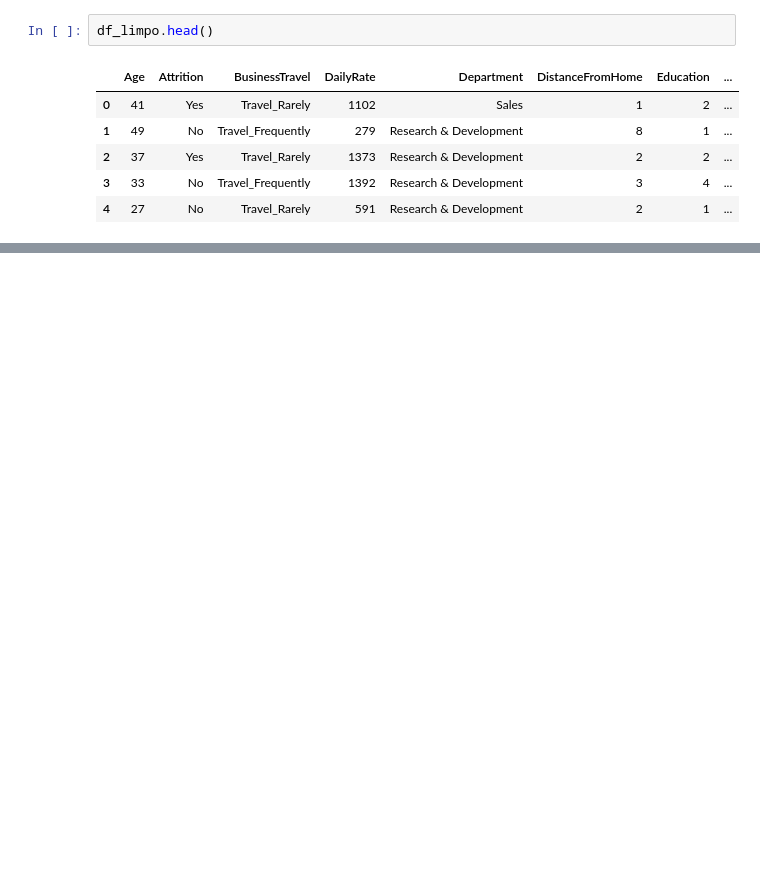
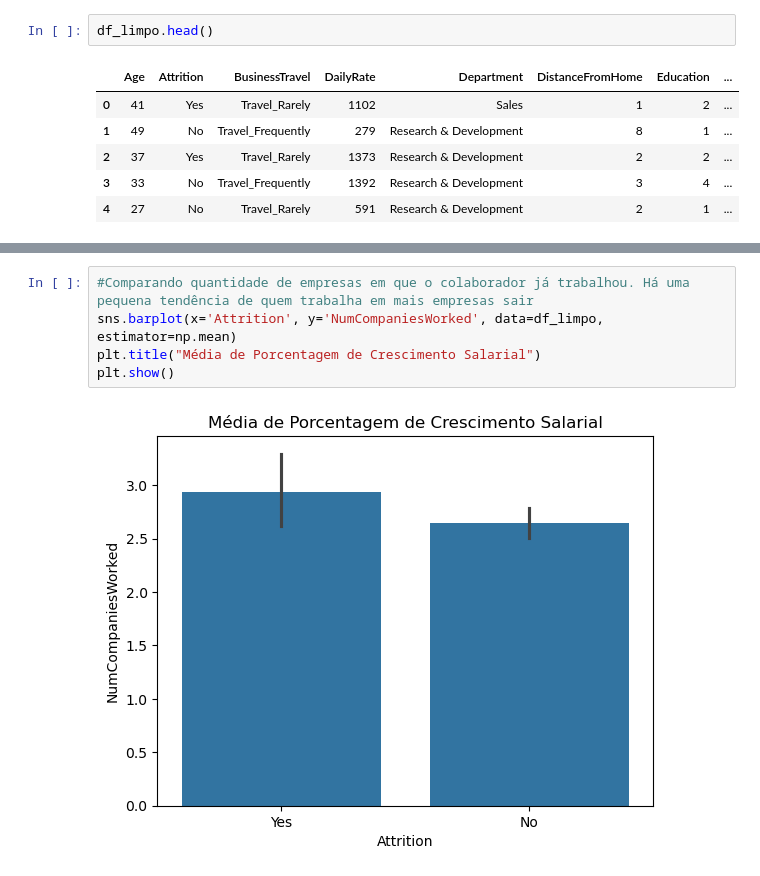
Before and after one commit to vilianf/analytics, a Jupyter notebook: python/hr_ibm/ibm_hr.ipynb, the cells around one changed output, grey strips where cells are left out. Cells and saved outputs as stored; diff of their text form; blank space fills up the shorter version.

```diff
--- a/python/hr_ibm/ibm_hr.ipynb
+++ b/python/hr_ibm/ibm_hr.ipynb
@@ -294,0 +311,7 @@ Text(0.5, 1.0, 'Comparação Em Relação Nota de Satisfação no Trabalho')
+# %%
+#Comparando quantidade de empresas em que o colaborador já trabalhou. Há uma pequena tendência de quem trabalha em mais empresas sair
+sns.barplot(x='Attrition', y='NumCompaniesWorked', data=df_limpo, estimator=np.mean)
+plt.title("Média de Porcentagem de Crescimento Salarial")
+plt.show()
+# %% [output]
+[figure, added]
```
Also changed, not shown: parts of 29 cells of this notebook.
